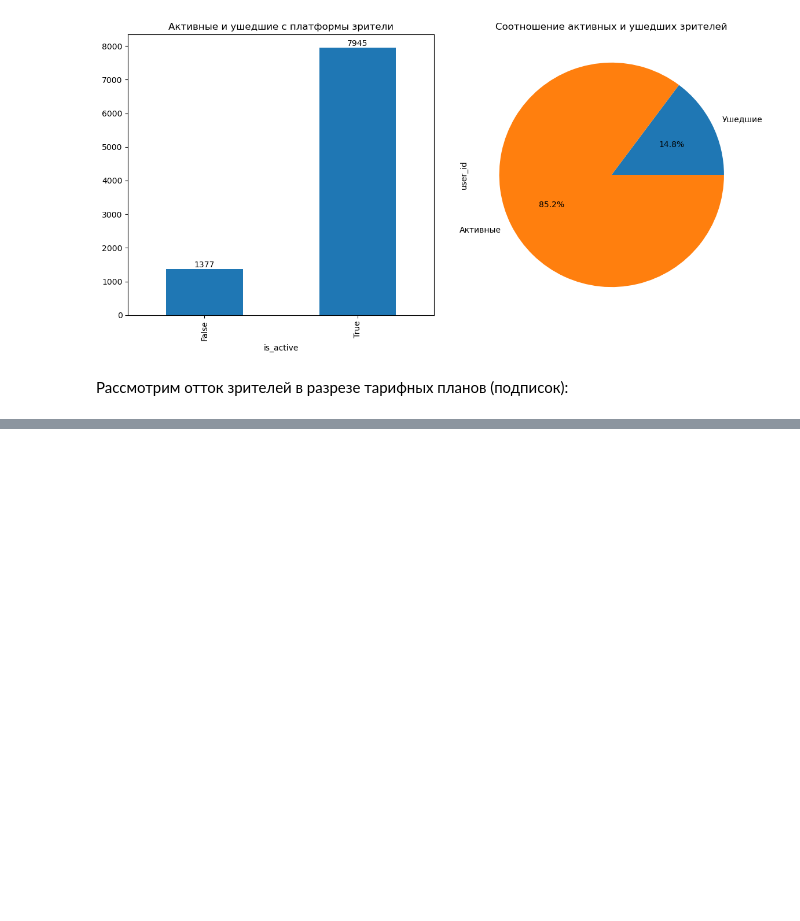
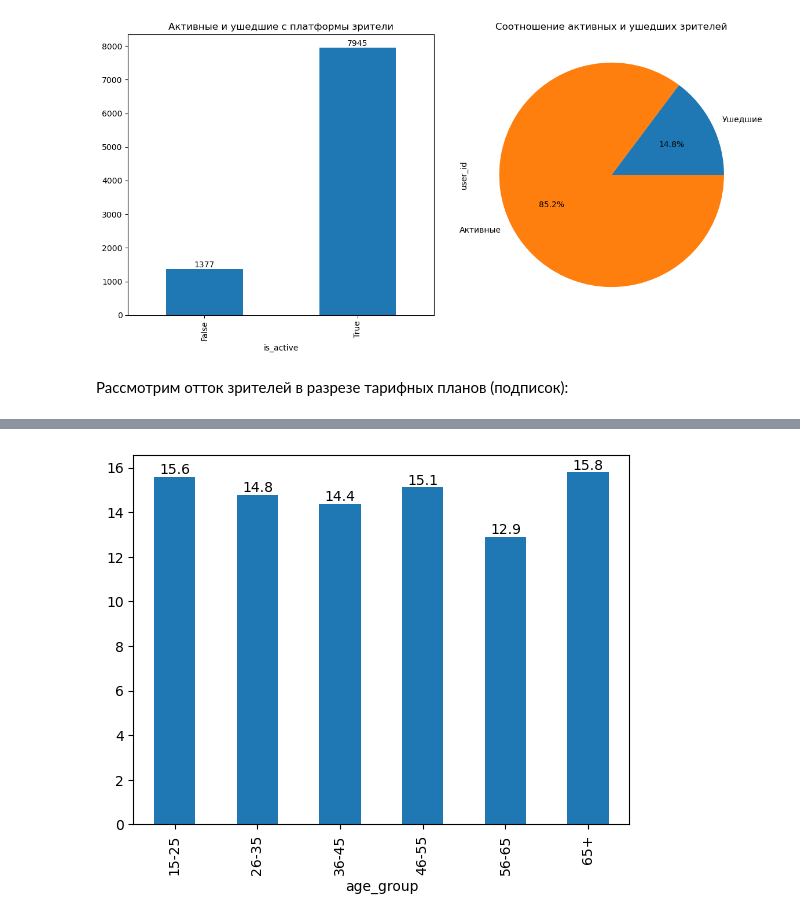
Before and after one commit to rouch314/netflix-users-behavior-analysis, a Jupyter notebook: netflix-analysis.ipynb, the cells around one changed output, grey strips where cells are left out. Drawn from its saved outputs; the diff is of its cells as text; code cells hidden in the pictures; blank space fills up the shorter version.

```diff
--- a/netflix-analysis.ipynb
+++ b/netflix-analysis.ipynb
@@ -882,0 +889,5 @@ plt.show()
+# %%
+df['age_group'] = pd.cut(df['age'], bins=[15, 25, 35, 45, 55, 65, 100], labels=['15-25', '26-35', '36-45', '46-55', '56-65', '65+'])
+# %%
+churn_by_age = ((~df['is_active']).groupby(df['age_group']).mean() * 100)
+print(churn_by_age)
@@ -882,0 +903,6 @@ plt.show()
+# %%
+bar = churn_by_age.plot(kind='bar')
+bar.bar_label(bar.containers[0], fmt='%.1f')
+plt.show()
+# %% [output]
+[figure, added]
```
Also changed, not shown: parts of 7 cells of this notebook.
